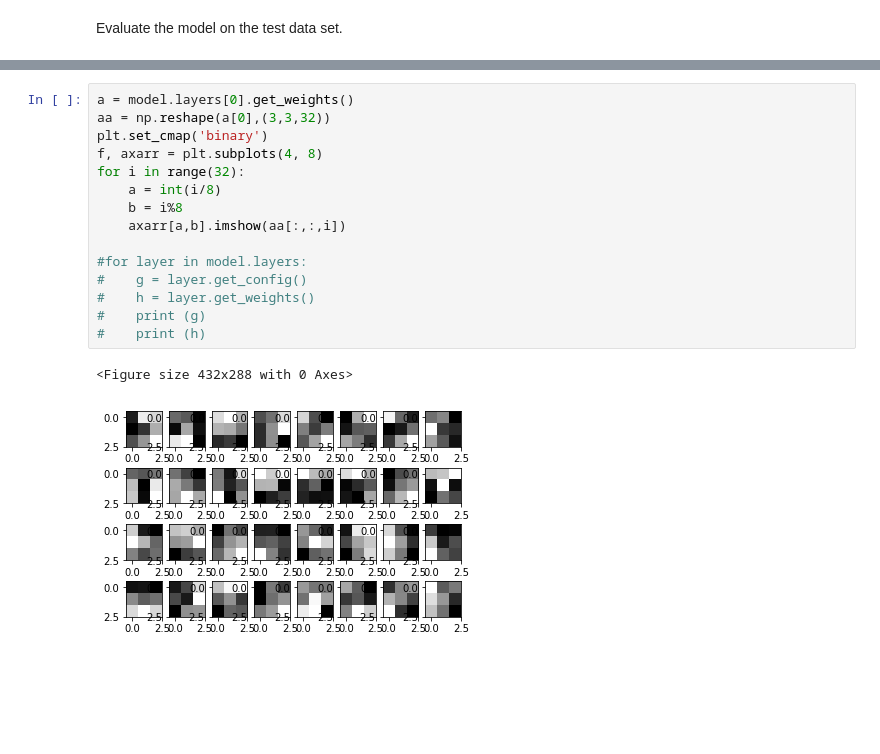
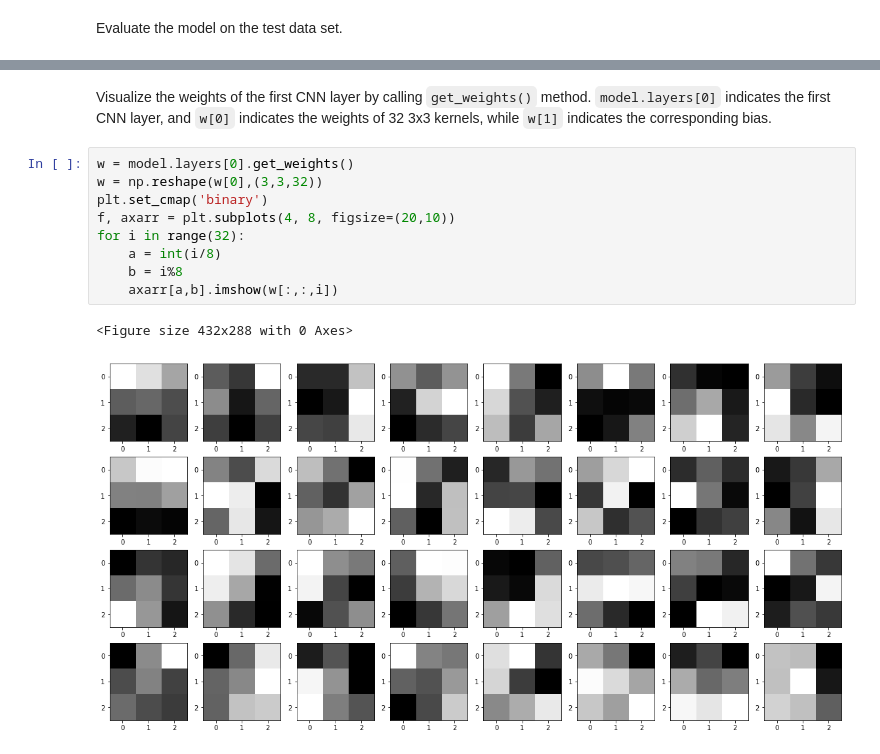
Before and after one commit to tzaumiaan/helloworld, a Jupyter notebook: tutorial_theano_keras_cnn.ipynb, the cells around one changed output, grey strips where cells are left out. Cells and saved outputs as stored; diff of their text form; blank space fills up the shorter version.

Commit message:
slightly update the weight visualization

```diff
--- a/tutorial_theano_keras_cnn.ipynb
+++ b/tutorial_theano_keras_cnn.ipynb
@@ -195,18 +202,17 @@ print("Test accuracy = ", test_acc)
+# %% [markdown]
+Visualize the weights of the first CNN layer by calling `get_weights()` method.
+`model.layers[0]` indicates the first CNN layer,
+and `w[0]` indicates the weights of 32 3x3 kernels,
+while `w[1]` indicates the corresponding bias.
 # %%
-a = model.layers[0].get_weights()
-aa = np.reshape(a[0],(3,3,32))
+w = model.layers[0].get_weights()
+w = np.reshape(w[0],(3,3,32))
 plt.set_cmap('binary')
-f, axarr = plt.subplots(4, 8)
+f, axarr = plt.subplots(4, 8, figsize=(20,10))
 for i in range(32):
     a = int(i/8)
     b = i%8
-    axarr[a,b].imshow(aa[:,:,i])
-
-#for layer in model.layers:
-#    g = layer.get_config()
-#    h = layer.get_weights()
-#    print (g)
-#    print (h)
+    axarr[a,b].imshow(w[:,:,i])
 # %% [output]
 <Figure size 432x288 with 0 Axes>
-[figure, old version]
+[figure, new version]
```
Also changed, not shown: parts of 7 cells of this notebook.
